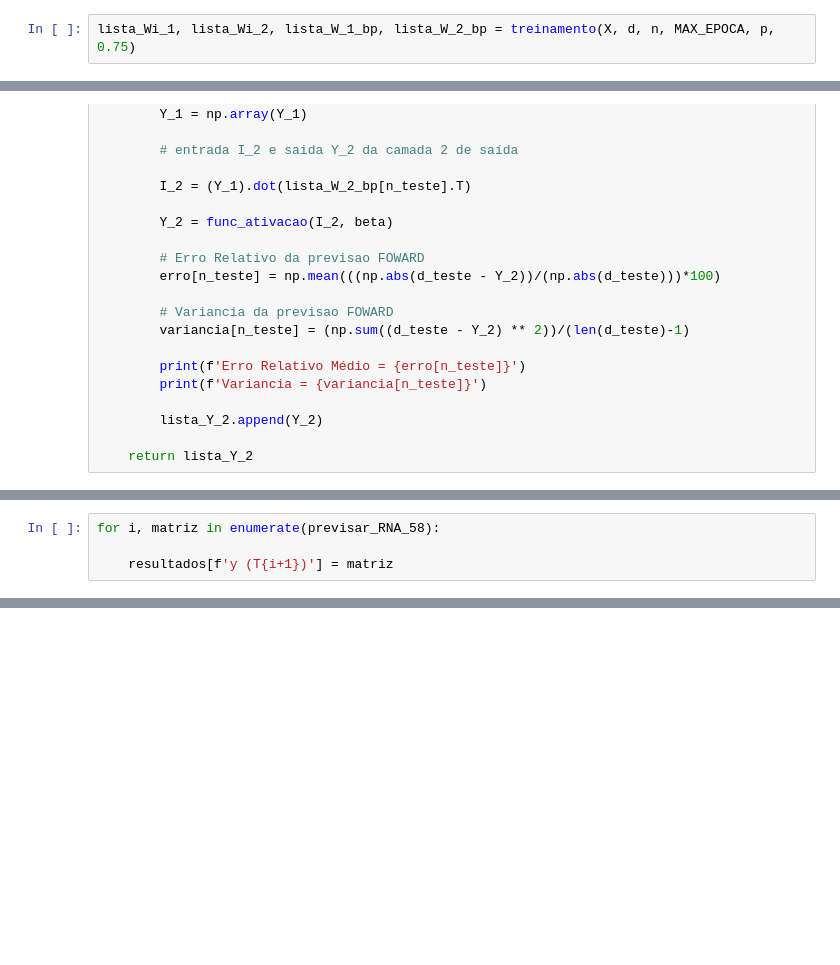
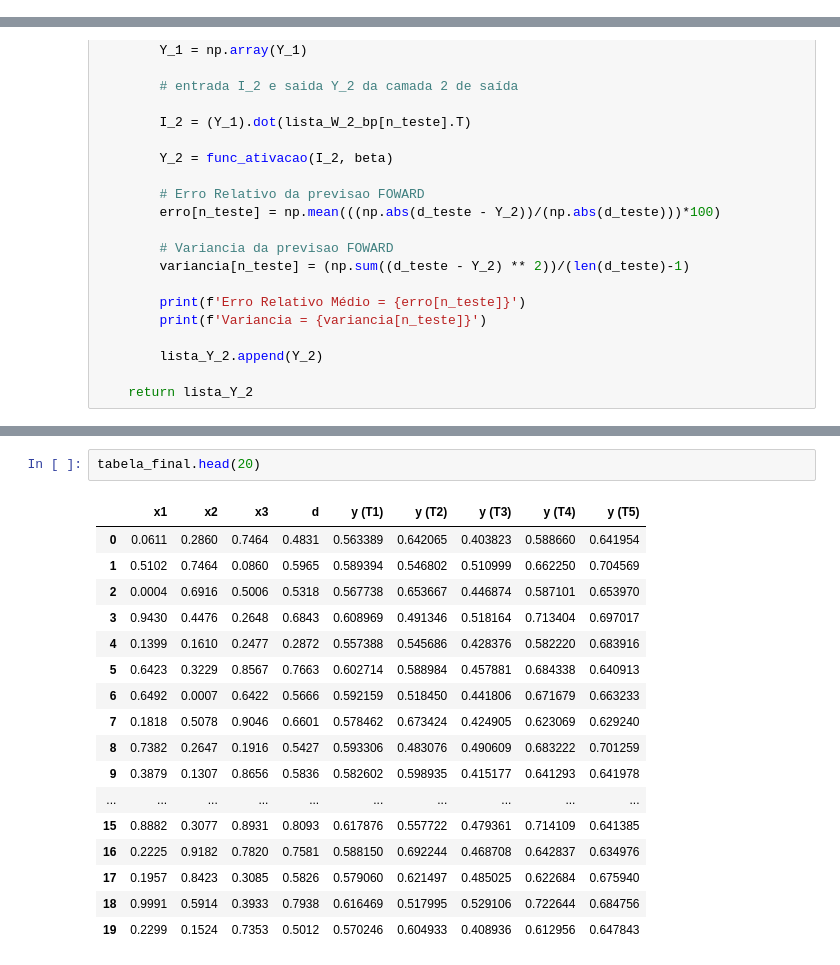
Before and after one commit to matthewz5/exercicios_praticos_RedesNeuraisArtificiais, a Jupyter notebook: Projeto_5.8_MLP/Projeto_1_5.8_MLP.ipynb, the cells around one changed output, grey strips where cells are left out. Drawn from its saved outputs; the diff is of its cells as text; blank space fills up the shorter version.

```diff
--- a/Projeto_5.8_MLP/Projeto_1_5.8_MLP.ipynb
+++ b/Projeto_5.8_MLP/Projeto_1_5.8_MLP.ipynb
@@ -299,5 +299,3 @@ def treinamento(X, d, n, MAX_EPOCA, p, beta):
                 break
 
     return lista_Wi_1, lista_Wi_2, lista_W_1_bp, lista_W_2_bp
-# %%
-lista_Wi_1, lista_Wi_2, lista_W_1_bp, lista_W_2_bp = treinamento(X, d, n, MAX_EPOCA, p, 0.75)
@@ -497,4 +381,0 @@ resultados = data_teste.copy()
-# %%
-for i, matriz in enumerate(previsar_RNA_58):
-
-    resultados[f'y (T{i+1})'] = matriz
@@ -549,0 +477,20 @@ for c in range(5):
+# %%
+tabela_final.head(20)
+# %% [output]
+|  | x1 | x2 | x3 | d | y (T1) | y (T2) | y (T3) | y (T4) | y (T5) |
+| 0 | 0.0611 | 0.2860 | 0.7464 | 0.4831 | 0.563389 | 0.642065 | 0.403823 | 0.588660 | 0.641954 |
+| 1 | 0.5102 | 0.7464 | 0.0860 | 0.5965 | 0.589394 | 0.546802 | 0.510999 | 0.662250 | 0.704569 |
+| 2 | 0.0004 | 0.6916 | 0.5006 | 0.5318 | 0.567738 | 0.653667 | 0.446874 | 0.587101 | 0.653970 |
+| 3 | 0.9430 | 0.4476 | 0.2648 | 0.6843 | 0.608969 | 0.491346 | 0.518164 | 0.713404 | 0.697017 |
+| 4 | 0.1399 | 0.1610 | 0.2477 | 0.2872 | 0.557388 | 0.545686 | 0.428376 | 0.582220 | 0.683916 |
+| 5 | 0.6423 | 0.3229 | 0.8567 | 0.7663 | 0.602714 | 0.588984 | 0.457881 | 0.684338 | 0.640913 |
+| 6 | 0.6492 | 0.0007 | 0.6422 | 0.5666 | 0.592159 | 0.518450 | 0.441806 | 0.671679 | 0.663233 |
+| 7 | 0.1818 | 0.5078 | 0.9046 | 0.6601 | 0.578462 | 0.673424 | 0.424905 | 0.623069 | 0.629240 |
+| 8 | 0.7382 | 0.2647 | 0.1916 | 0.5427 | 0.593306 | 0.483076 | 0.490609 | 0.683222 | 0.701259 |
+| 9 | 0.3879 | 0.1307 | 0.8656 | 0.5836 | 0.582602 | 0.598935 | 0.415177 | 0.641293 | 0.641978 |
+| ... | ... | ... | ... | ... | ... | ... | ... | ... | ... |
+| 15 | 0.8882 | 0.3077 | 0.8931 | 0.8093 | 0.617876 | 0.557722 | 0.479361 | 0.714109 | 0.641385 |
+| 16 | 0.2225 | 0.9182 | 0.7820 | 0.7581 | 0.588150 | 0.692244 | 0.468708 | 0.642837 | 0.634976 |
+| 17 | 0.1957 | 0.8423 | 0.3085 | 0.5826 | 0.579060 | 0.621497 | 0.485025 | 0.622684 | 0.675940 |
+| 18 | 0.9991 | 0.5914 | 0.3933 | 0.7938 | 0.616469 | 0.517995 | 0.529106 | 0.722644 | 0.684756 |
+| 19 | 0.2299 | 0.1524 | 0.7353 | 0.5012 | 0.570246 | 0.604933 | 0.408936 | 0.612956 | 0.647843 |
```
Also changed, not shown: parts of 10 cells of this notebook, 11 other files.
